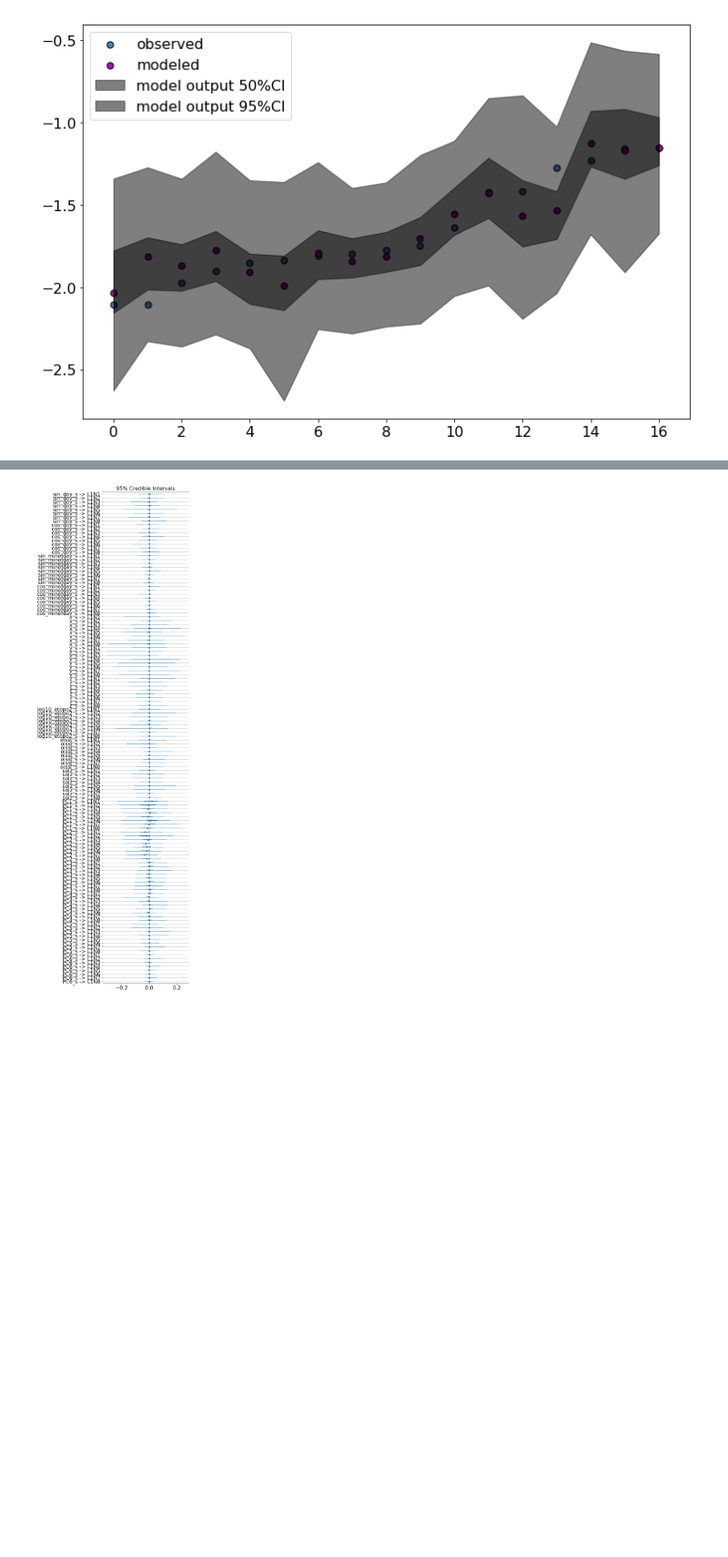
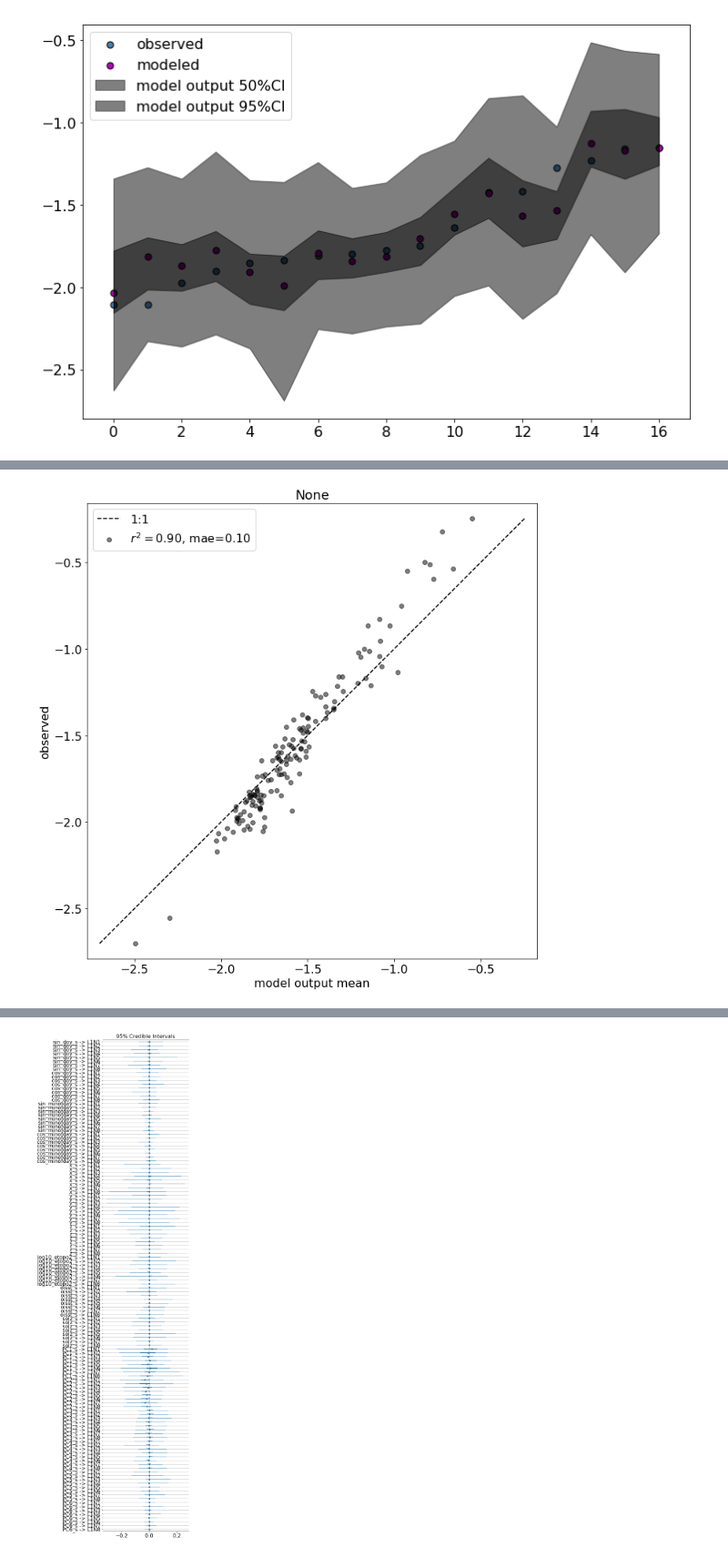
Before and after one commit to madHatter106/TOA_ML, a Jupyter notebook: TOA_ML_4_APHY412_BDNN_2_HL2_ARD_SVGD.ipynb, the cells around one changed output, grey strips where cells are left out. Shown at 91% size. Saved outputs shown, nothing was run; the diff lists cells and outputs as text; code cells hidden in the pictures; blank space fills up the shorter version.

```diff
--- a/TOA_ML_4_APHY412_BDNN_2_HL2_ARD_SVGD.ipynb
+++ b/TOA_ML_4_APHY412_BDNN_2_HL2_ARD_SVGD.ipynb
@@ -310,0 +315,6 @@ bnn_l1_8HL.evaluate_fit(['wts_i_1', 'wts_1_out']);
+# %%
+# Check fit on training model
+ppc_train_l2_8_4HL = bnn_l2_8_4HL.predict(likelihood_name='likelihood')
+bnn_l2_8_4HL.plot_model_fits(y_train, ppc_train_l2_8_4HL, loss_metric='mae', );
+# %% [output]
+[figure, added]
```
Also changed, not shown: parts of 9 cells of this notebook.
